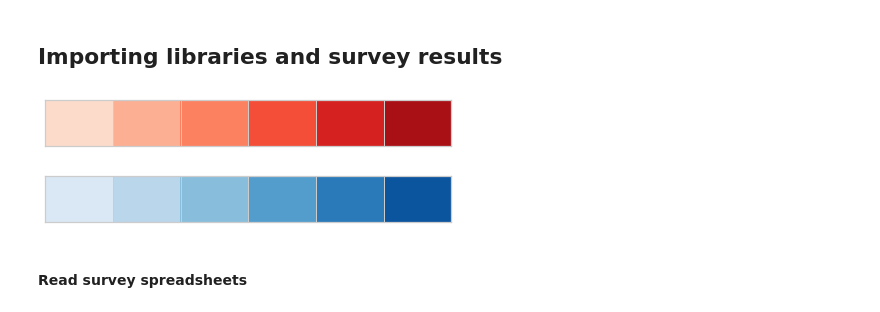
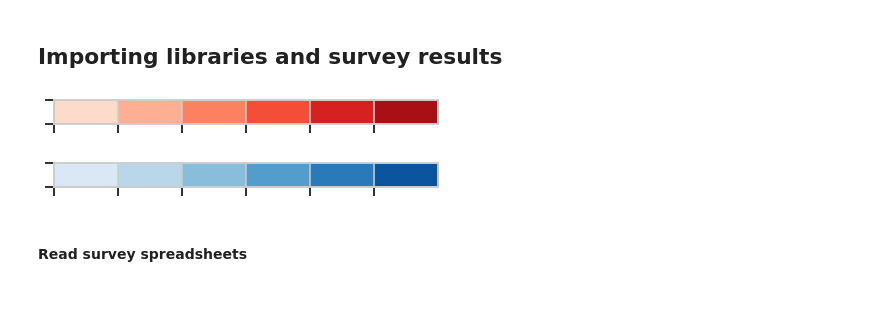
Before and after one commit to dennisfarmer/Factors-of-Academic-Success, a Jupyter notebook: eda.ipynb, the cells around one changed output. Cells and saved outputs as stored; diff of their text form; code cells hidden in the pictures.

```diff
--- a/eda.ipynb
+++ b/eda.ipynb
@@ -23,33 +23,37 @@
 # %%
 import pandas as pd
 import numpy as np
+import datetime as dt
 import matplotlib.pyplot as plt
 from matplotlib import rcParams
 import seaborn as sns
 
 # My Modules
-from display_columns import split_dataframe as splitdf #for displaying dataframes
-from cleaning import make_dummies, combine_duplicate_columns
+from display_columns import split_dataframe as splitdf
+from cleaning import make_dummies, combine_duplicate_columns, get_avg_i_scores, time_to_datetime
 
 # Pandas
 pd.set_option('display.max_columns', None)
 pd.set_option('display.max_rows', None)
 
 # Matplotlib
 rcParams.update({'figure.autolayout': True})
+#rcParams['font.family'] = "serif"
+#rcParams['font.serif'] = ['Georgia']
 figsize=(10,6)
-plt.style.use('ggplot')
+plt.style.use('seaborn-whitegrid')
 #print(plt.style.available)
 #%matplotlib notebook
 %matplotlib inline
 
 # Seaborn
-sns.set(style="whitegrid") # <-- also affects matplotlib plots, cancels plt.style.use()
+sns.set_context('talk')
+#sns.set(style="whitegrid") # <-- also affects matplotlib plots, cancels plt.style.use()
 sns.palplot(sns.color_palette("Reds"))
 sns.palplot(sns.color_palette("Blues"))
 # %% [output]
-[figure, old version]
+[figure, new version]
-[figure, old version]
+[figure, new version]
 # %% [markdown]
 #### Read survey spreadsheets
 # %%
```
Also changed, not shown: parts of 15 cells of this notebook, 13 other files.
